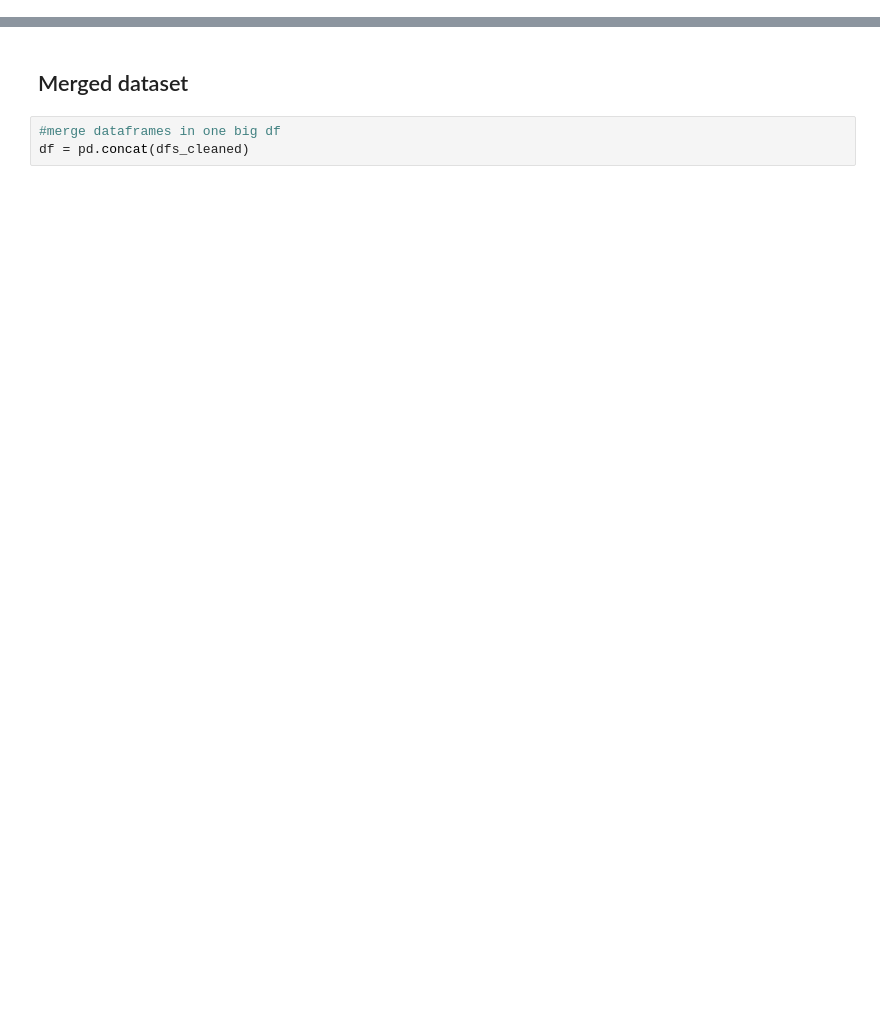
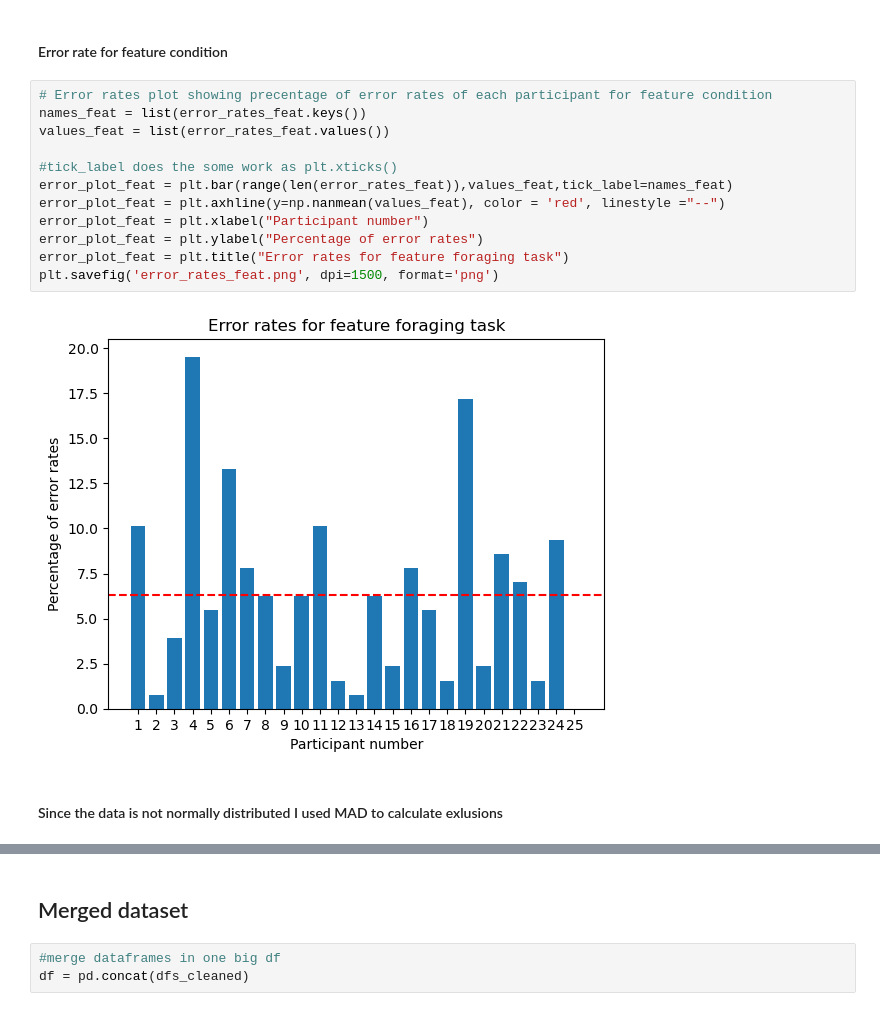
Before and after one commit to lttsophie/foraging_circle, a Jupyter notebook: Preprocessing.ipynb, the cells around one changed output, grey strips where cells are left out. Saved outputs shown, nothing was run; the diff lists cells and outputs as text; blank space fills up the shorter version.

```diff
--- a/Preprocessing.ipynb
+++ b/Preprocessing.ipynb
@@ -101,0 +117,18 @@ error_rates
+# %% [markdown]
+#### Error rate for feature condition
+# %%
+# Error rates plot showing precentage of error rates of each participant for feature condition
+names_feat = list(error_rates_feat.keys())
+values_feat = list(error_rates_feat.values())
+
+#tick_label does the some work as plt.xticks()
+error_plot_feat = plt.bar(range(len(error_rates_feat)),values_feat,tick_label=names_feat)
+error_plot_feat = plt.axhline(y=np.nanmean(values_feat), color = 'red', linestyle ="--")
+error_plot_feat = plt.xlabel("Participant number")
+error_plot_feat = plt.ylabel("Percentage of error rates")
+error_plot_feat = plt.title("Error rates for feature foraging task")
+plt.savefig('error_rates_feat.png', dpi=1500, format='png')
+# %% [output]
+[figure, added]
+# %% [markdown]
+#### Since the data is not normally distributed I used MAD to calculate exlusions
```
Also changed, not shown: parts of 65 cells of this notebook.
